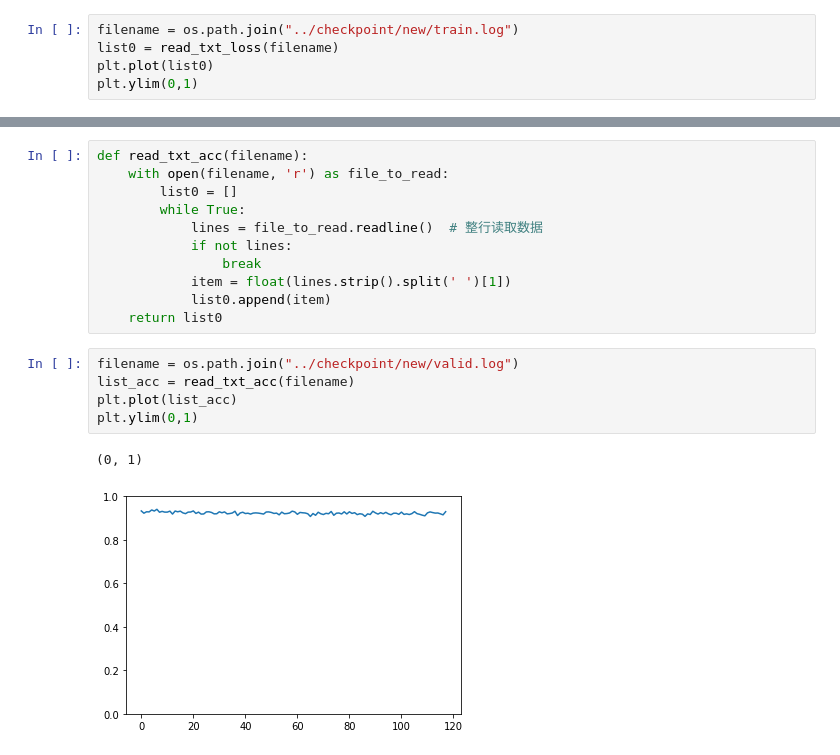
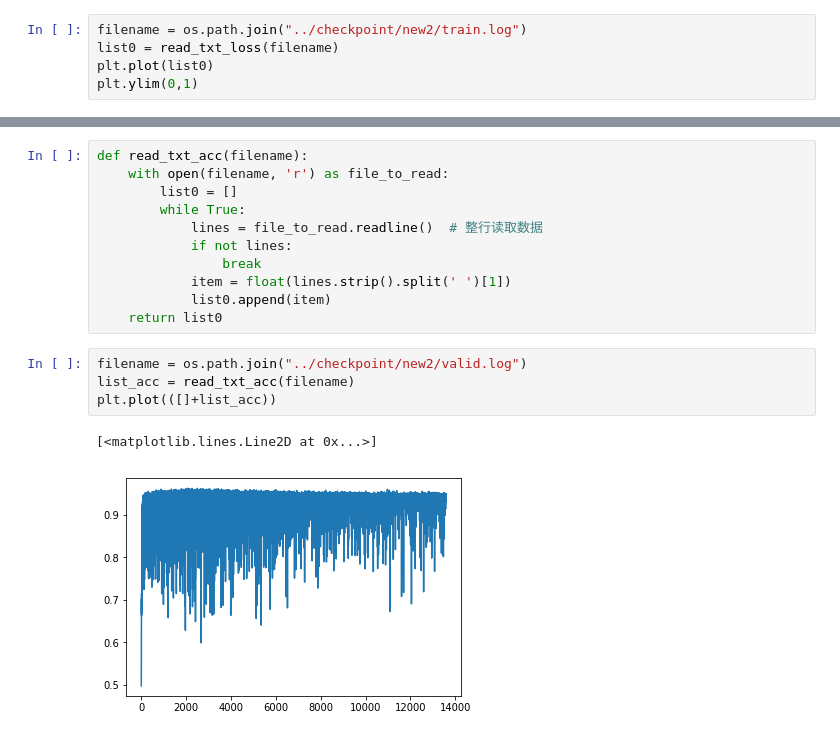
Before and after one commit to Peterisfar/Skyline-Similarity-with-Siamese-Networks-in-Pytorch, a Jupyter notebook: notebook/show_something.ipynb, the cells around one changed output, grey strips where cells are left out. Cells and saved outputs as stored; diff of their text form.

```diff
--- a/notebook/show_something.ipynb
+++ b/notebook/show_something.ipynb
@@ -82,7 +82,7 @@ def read_txt_loss(filename):
             list0.append(item)
     return list0
 # %%
-filename = os.path.join("../checkpoint/new/train.log")
+filename = os.path.join("../checkpoint/new2/train.log")
 list0 = read_txt_loss(filename)
 plt.plot(list0)
 plt.ylim(0,1)
@@ -101,10 +101,9 @@ def read_txt_acc(filename):
             list0.append(item)
     return list0
 # %%
-filename = os.path.join("../checkpoint/new/valid.log")
+filename = os.path.join("../checkpoint/new2/valid.log")
 list_acc = read_txt_acc(filename)
-plt.plot(list_acc)
-plt.ylim(0,1)
+plt.plot(([]+list_acc))
 # %% [output]
-(0, 1)
+[<matplotlib.lines.Line2D at 0x...>]
-[figure, old version]
+[figure, new version]
```
Also changed, not shown: parts of 2 cells of this notebook, 2 other files.
